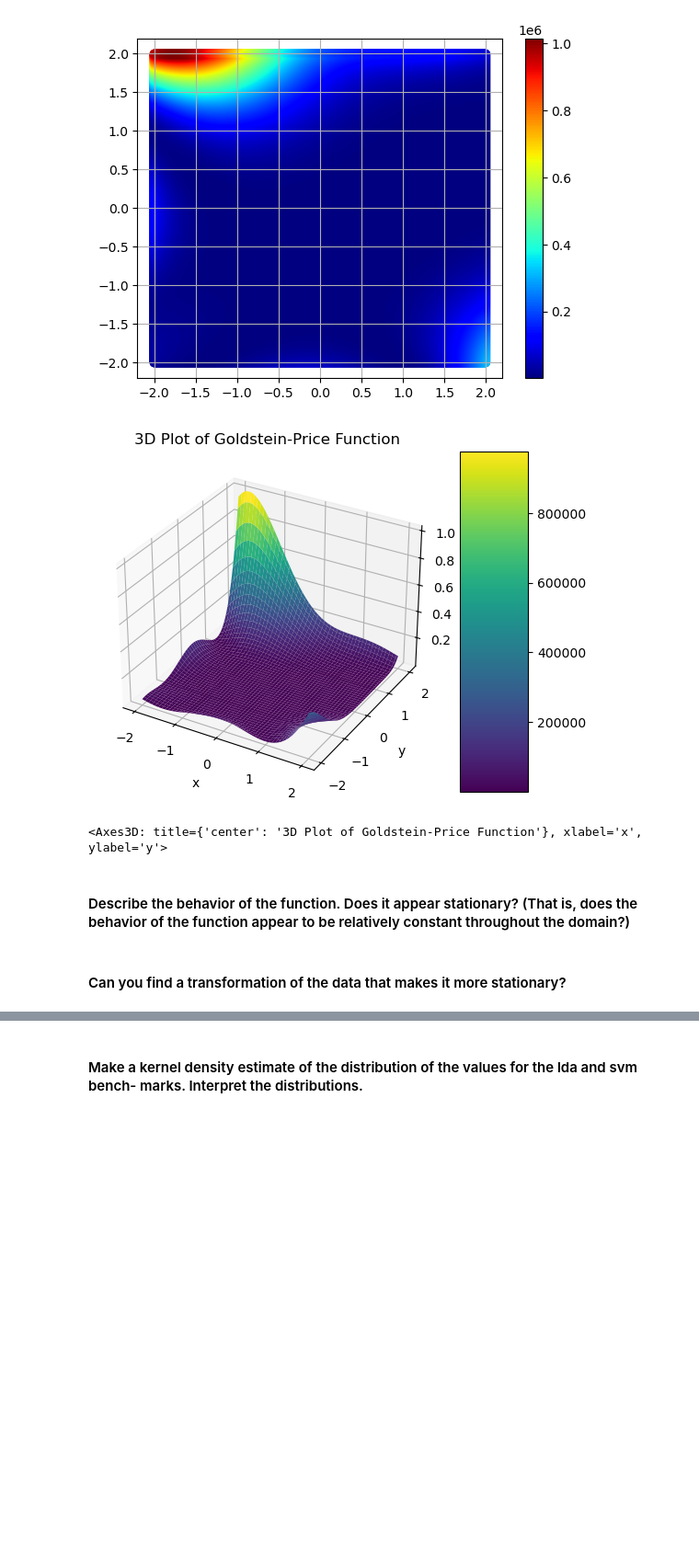
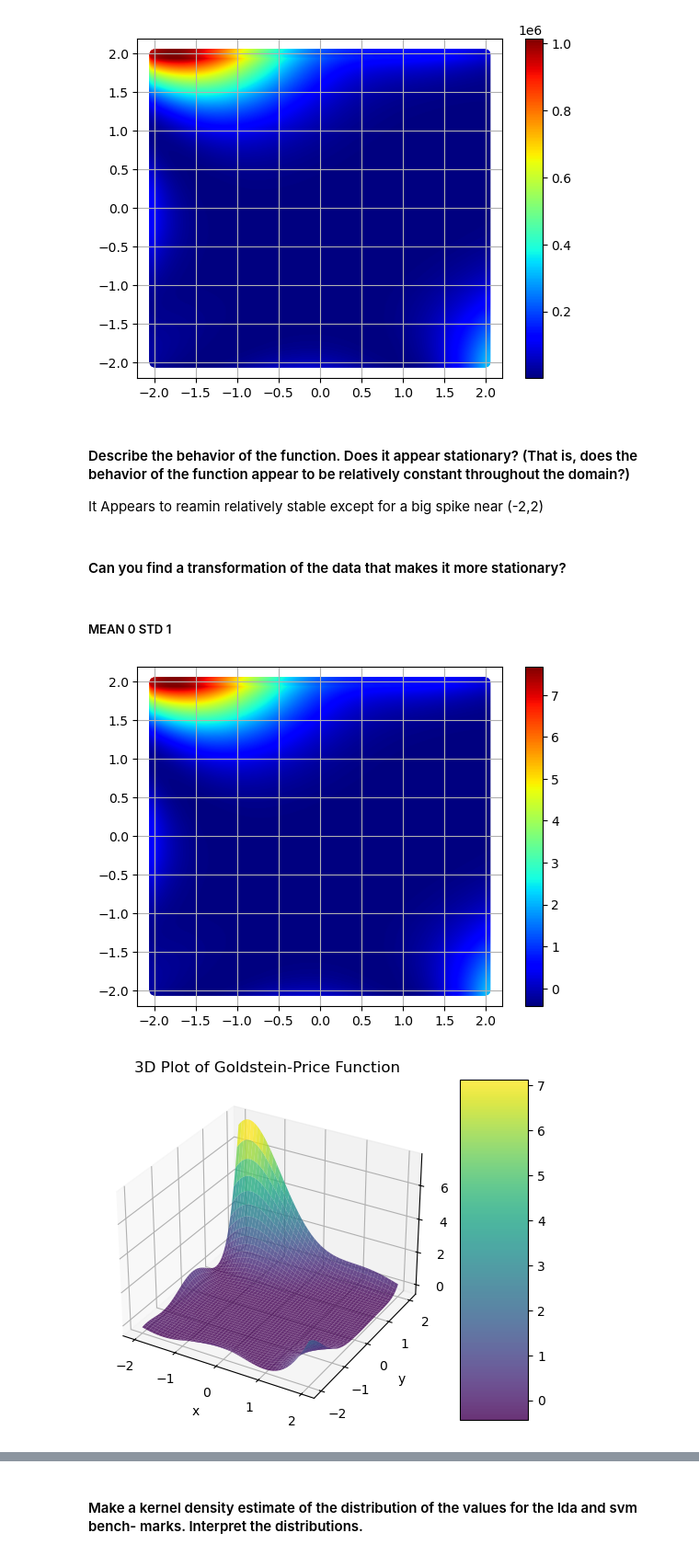
Before and after one commit to epweil/CSE515_Project, a Jupyter notebook: start.ipynb, the cells around one changed output, grey strips where cells are left out. Shown at 92% size. Cells and saved outputs as stored; diff of their text form; code cells hidden in the pictures; blank space fills up the shorter version.

```diff
--- a/start.ipynb
+++ b/start.ipynb
@@ -43,43 +56,40 @@ plt.show()
 # %% [output]
 [figure]
-# %%
-import numpy as np
-import matplotlib.pyplot as plt
-from mpl_toolkits.mplot3d import Axes3D
-
-def goldstein_price(x, y):
-    u = 1 + (x + y + 1)**2 * (19 - 14*x + 3*x**2 - 14*y + 6*x*y + 3*y**2)
-    v = 30 + (2*x - 3*y)**2 * (18 - 32*x + 12*x**2 + 48*y - 36*x*y + 27*y**2)
-    return u * v
-
-x = np.linspace(-2, 2, 100)
-y = np.linspace(-2, 2, 100)
-X, Y = np.meshgrid(x, y)
-
-Z = goldstein_price(X, Y)
-
-fig = plt.figure()
-ax = fig.add_subplot(111, projection='3d')
-
-
-surf = ax.plot_surface(X, Y, Z, cmap='viridis')
-
-
-ax.set_xlabel('x')
-ax.set_ylabel('y')
-plt.title('3D Plot of Goldstein-Price Function')
-
-
-fig.colorbar(surf, aspect=5)
-
-plt.show()
-# %% [output]
-[figure, removed]
-# %%
-ax
-# %% [output]
-<Axes3D: title={'center': '3D Plot of Goldstein-Price Function'}, xlabel='x', ylabel='y'>
 # %% [markdown]
 #### Describe the behavior of the function. Does it appear stationary? (That is, does the behavior of the function appear to be relatively constant throughout the domain?)
+
+It Appears to reamin relatively stable except for a big spike near (-2,2)
 # %% [markdown]
 #### Can you find a transformation of the data that makes it more stationary?
+# %% [markdown]
+##### MEAN 0 STD 1
+# %%
+import numpy as np
+
+x = np.linspace(-2,2,1000)
+y = np.linspace(-2,2,1000)
+x, y = np.meshgrid(x, y)
+Z = goldstein_price(x,y)
+
+#Mean 0, STD 1
+Z = (Z  - Z.mean()) / Z.std()
+
+
+#2D
+plt.scatter(x, y, c=Z, cmap='jet',vmin=Z.min(), vmax=Z.max())
+plt.colorbar()
+plt.grid()
+plt.show()
+
+#3D
+fig = plt.figure()
+ax = fig.add_subplot(111, projection='3d')
+surf = ax.plot_surface(x, y, Z, cmap='jet', alpha = 0.8)
+ax.set_xlabel('x')
+ax.set_ylabel('y')
+plt.title('3D Plot of Goldstein-Price Function')
+fig.colorbar(surf, aspect=5)
+plt.show()
+# %% [output]
+[figure, added]
+[figure, added]
```
Also changed, not shown: parts of 57 cells of this notebook.
